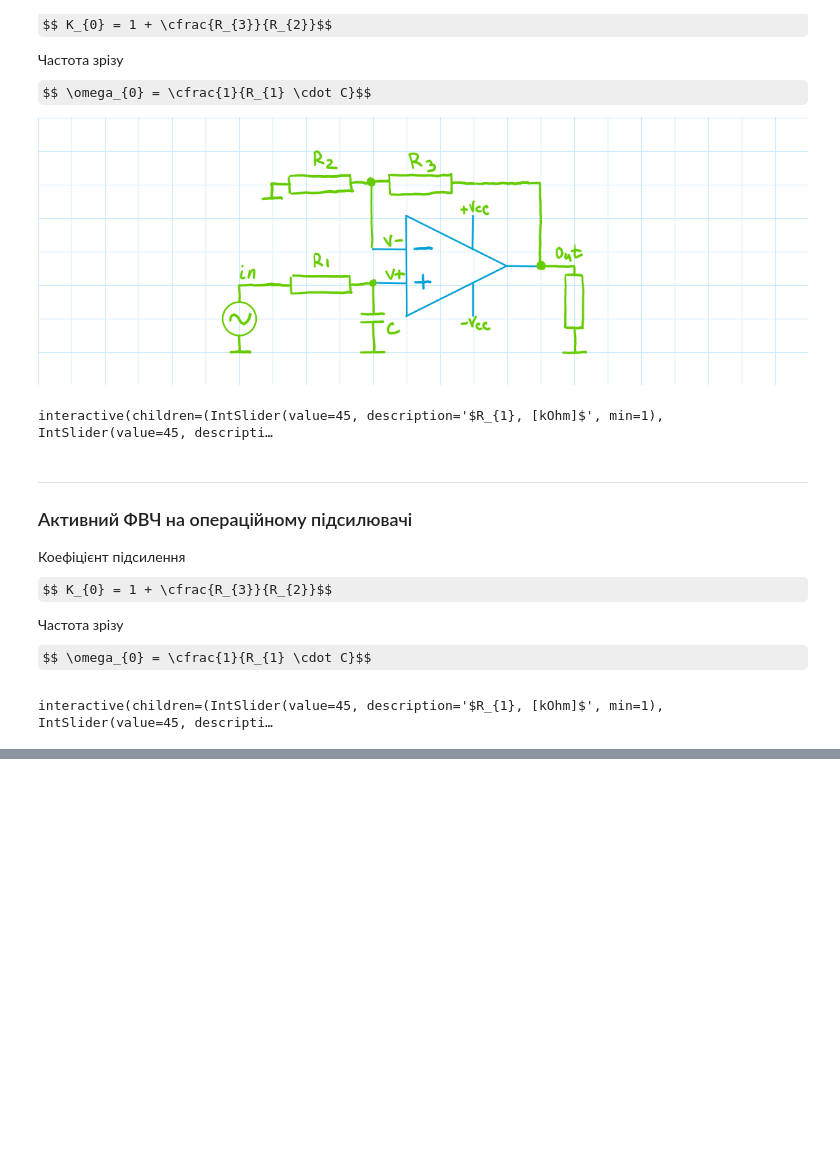
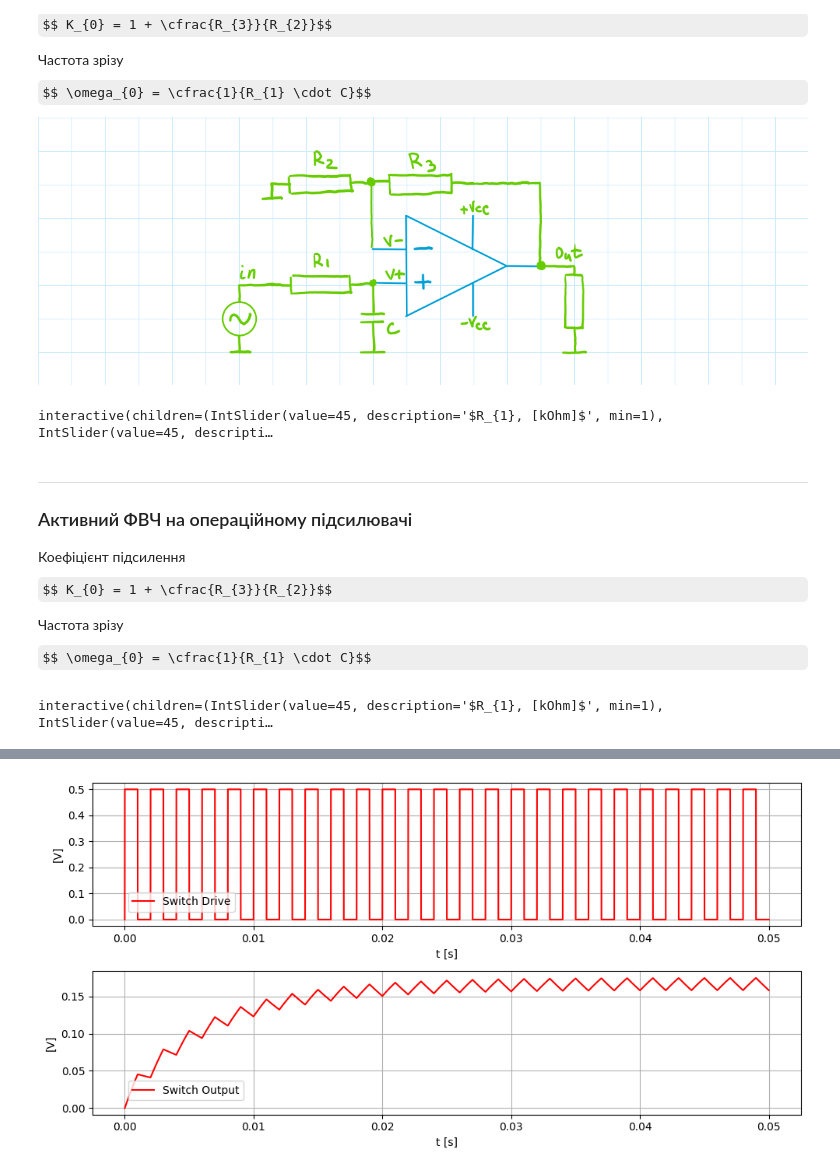
Before and after one commit to vim4all/Lectures_Schematics_of_radio_technical-devices_in_Ukrainian, a Jupyter notebook: Схемотехніка радіотехнічних пристроїв.ipynb, the cells around one changed output, grey strips where cells are left out. Drawn from its saved outputs; the diff is of its cells as text; code cells hidden in the pictures; some formulas as TeX source; blank space fills up the shorter version.

```diff
--- a/Схемотехніка радіотехнічних пристроїв.ipynb
+++ b/Схемотехніка радіотехнічних пристроїв.ipynb
@@ -1312,0 +1715,72 @@ interactive(children=(IntSlider(value=45, description='$R_{1}, [kOhm]$', min=1),
+# %%
+####################################################################################################
+
+import matplotlib.pyplot as plt
+
+####################################################################################################
+
+import PySpice.Logging.Logging as Logging
+logger = Logging.setup_logging()
+
+####################################################################################################
+
+from PySpice.Doc.ExampleTools import find_libraries
+from PySpice.Probe.Plot import plot
+from PySpice.Spice.Library import SpiceLibrary
+from PySpice.Spice.Netlist import Circuit
+from PySpice.Unit import *
+
+####################################################################################################
+
+from PySpice.Spice.NgSpice.Shared import NgSpiceShared
+
+####################################################################################################
+
+libraries_path = find_libraries()
+spice_library = SpiceLibrary(libraries_path)
+
+####################################################################################################
+
+circuit = Circuit('Basic Switch')
+
+circuit.PulseVoltageSource(1, 'sw_drive', circuit.gnd, 0@u_V, 0.5@u_V, 1@u_ms, 2@u_ms,)
+
+circuit.PulseVoltageSource(2, 'input', circuit.gnd, 0@u_V, 0.5@u_V, 100@u_ms, 100@u_ms,)
+circuit.R(1,  'input_ar','input', 1@u_kOhm)
+
+circuit.R(2,  'sw_node',circuit.gnd, 1@u_kOhm)
+circuit.C(1,  'sw_node',circuit.gnd, 10@u_uF)
+
+
+circuit.VoltageControlledSwitch(1, 'input_ar', 'sw_node', 'sw_drive', circuit.gnd, model="switch")
+circuit.model('switch','SW', Ron=1@u_mOhm, Roff=1@u_GOhm)
+
+print(circuit)
+
+simulator = circuit.simulator(temperature=25, nominal_temperature=25)
+analysis = simulator.transient(step_time=0.1E-6, end_time=50E-3)
+
+NUMBER_PLOTS = '2'
+
+#plots of circuit components
+figure = plt.figure(1, (10, 5))
+plot1 = plt.subplot(int(NUMBER_PLOTS+'11'))
+
+plot(analysis['sw_drive'], color='r')
+
+plt.grid()
+plt.xlabel('t [s]')
+plt.ylabel('[V]')
+plt.legend(('Switch Drive',''), loc=(.05,.1))
+
+plot2 = plt.subplot(int(NUMBER_PLOTS+'12'))
+
+plot(analysis['sw_node'], color='r')
+plt.grid()
+plt.xlabel('t [s]')
+plt.ylabel('[V]')
+plt.legend(('Switch Output','Load Current'), loc=(.05,.1))
+
+plt.tight_layout()
+plt.show()
+# %% [output]
@@ -1312,0 +1795 @@ interactive(children=(IntSlider(value=45, description='$R_{1}, [kOhm]$', min=1),
+[figure, added]
```
Also changed, not shown: parts of 11 cells of this notebook, 3 other files.
